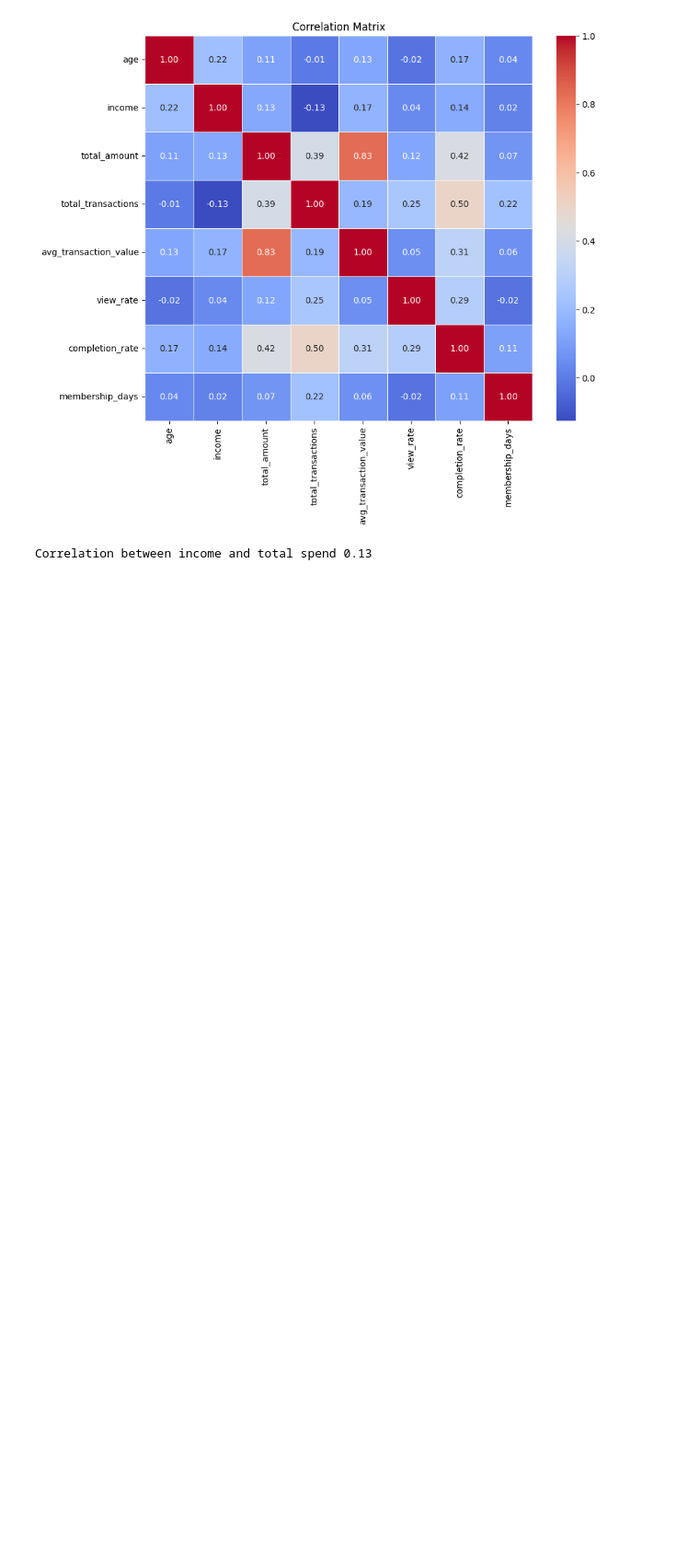
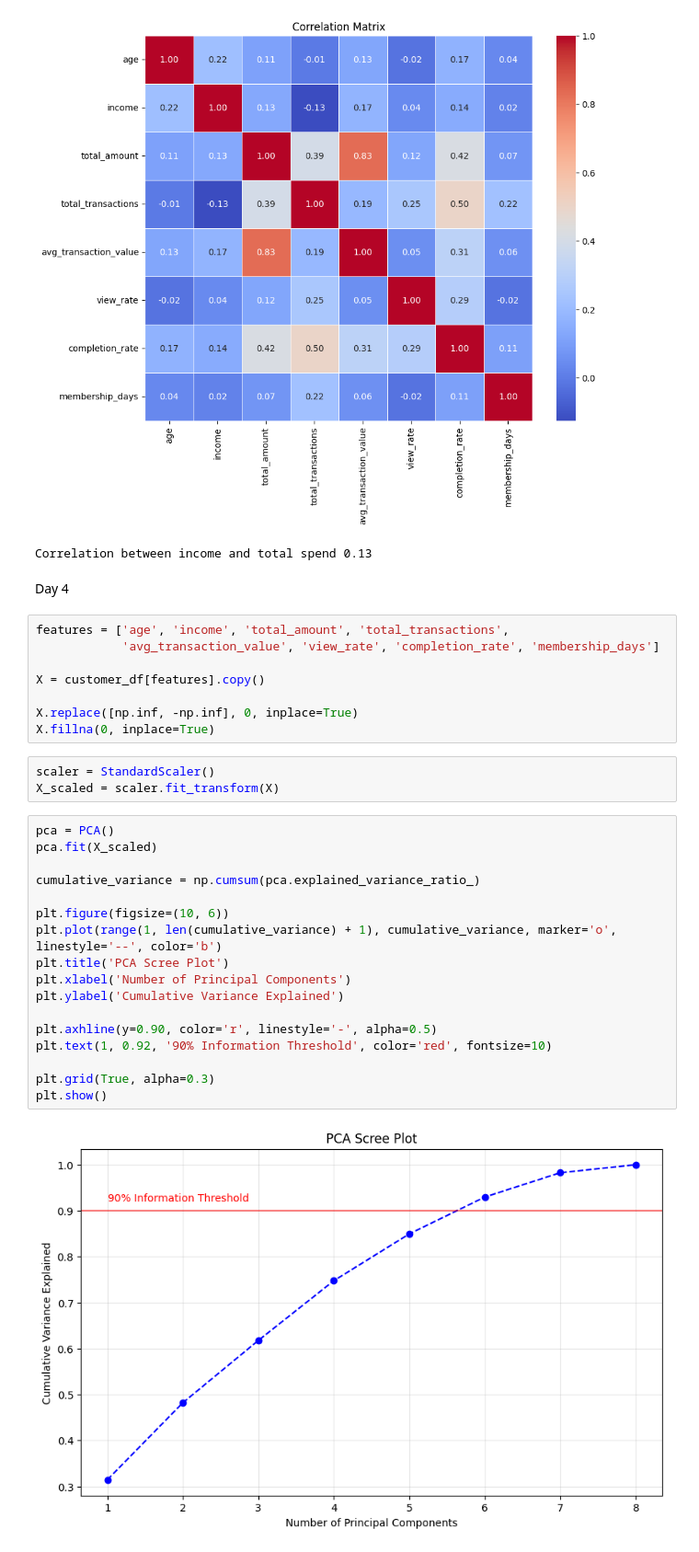
Before and after one commit to hardiksharma2005/Starbucks-Customer-Segmentation, a Jupyter notebook: starbucks-customer-segmentation-using-clustering.ipynb, the cells around one changed output. Shown at 92% size. Cells and saved outputs as stored; diff of their text form; blank space fills up the shorter version.

```diff
--- a/starbucks-customer-segmentation-using-clustering.ipynb
+++ b/starbucks-customer-segmentation-using-clustering.ipynb
@@ -207,3 +209,35 @@ print(f"Correlation between income and total spend {income_spend_corr:.2f}")
 # %% [output]
 [figure]
 Correlation between income and total spend 0.13
+# %% [markdown]
+Day 4
+# %%
+features = ['age', 'income', 'total_amount', 'total_transactions',
+            'avg_transaction_value', 'view_rate', 'completion_rate', 'membership_days']
+
+X = customer_df[features].copy()
+
+X.replace([np.inf, -np.inf], 0, inplace=True)
+X.fillna(0, inplace=True)
+# %%
+scaler = StandardScaler()
+X_scaled = scaler.fit_transform(X)
+# %%
+pca = PCA()
+pca.fit(X_scaled)
+
+cumulative_variance = np.cumsum(pca.explained_variance_ratio_)
+
+plt.figure(figsize=(10, 6))
+plt.plot(range(1, len(cumulative_variance) + 1), cumulative_variance, marker='o', linestyle='--', color='b')
+plt.title('PCA Scree Plot')
+plt.xlabel('Number of Principal Components')
+plt.ylabel('Cumulative Variance Explained')
+
+plt.axhline(y=0.90, color='r', linestyle='-', alpha=0.5)
+plt.text(1, 0.92, '90% Information Threshold', color='red', fontsize=10)
+
+plt.grid(True, alpha=0.3)
+plt.show()
+# %% [output]
+[figure, added]
```
Also changed, not shown: parts of 2 cells of this notebook.
